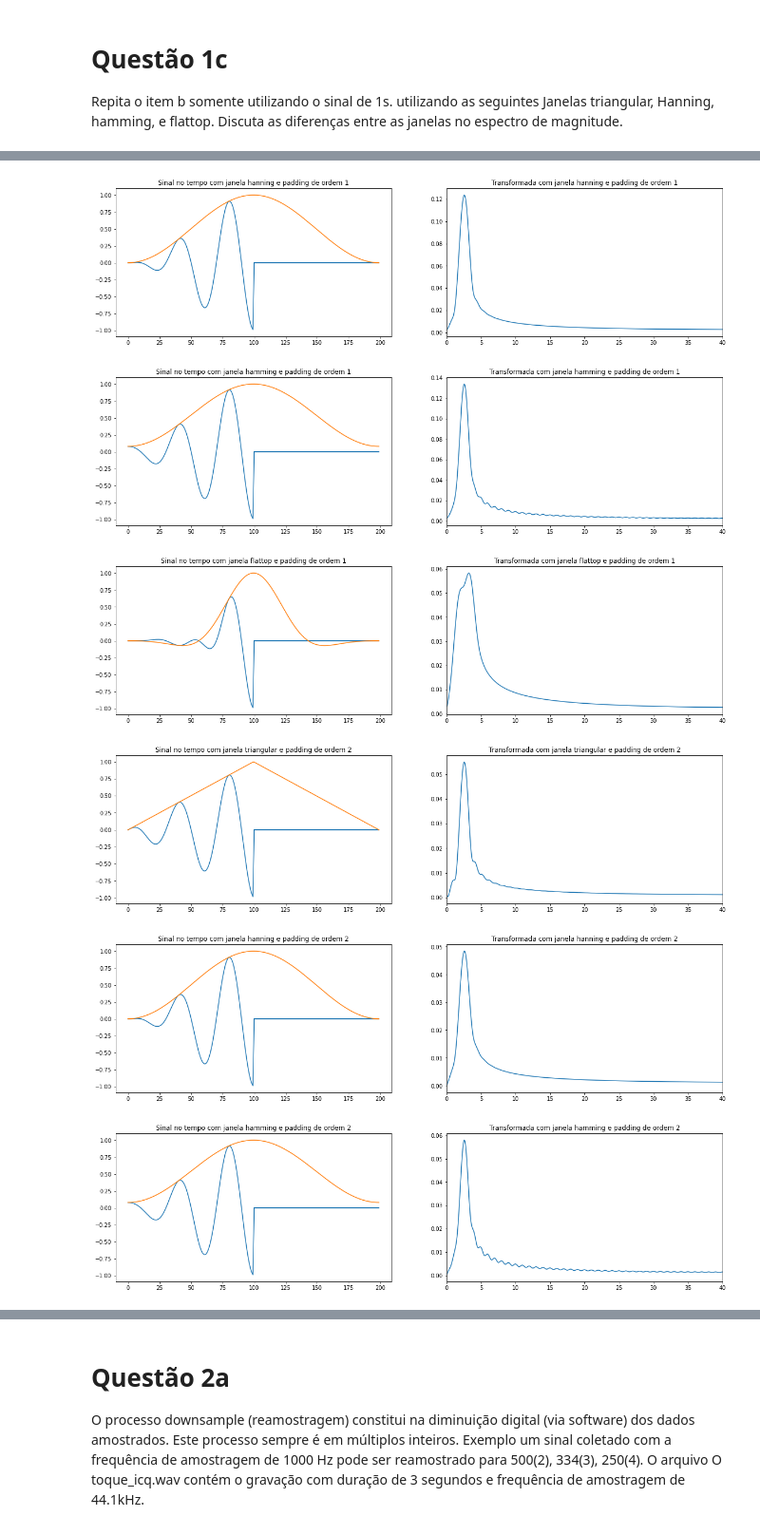
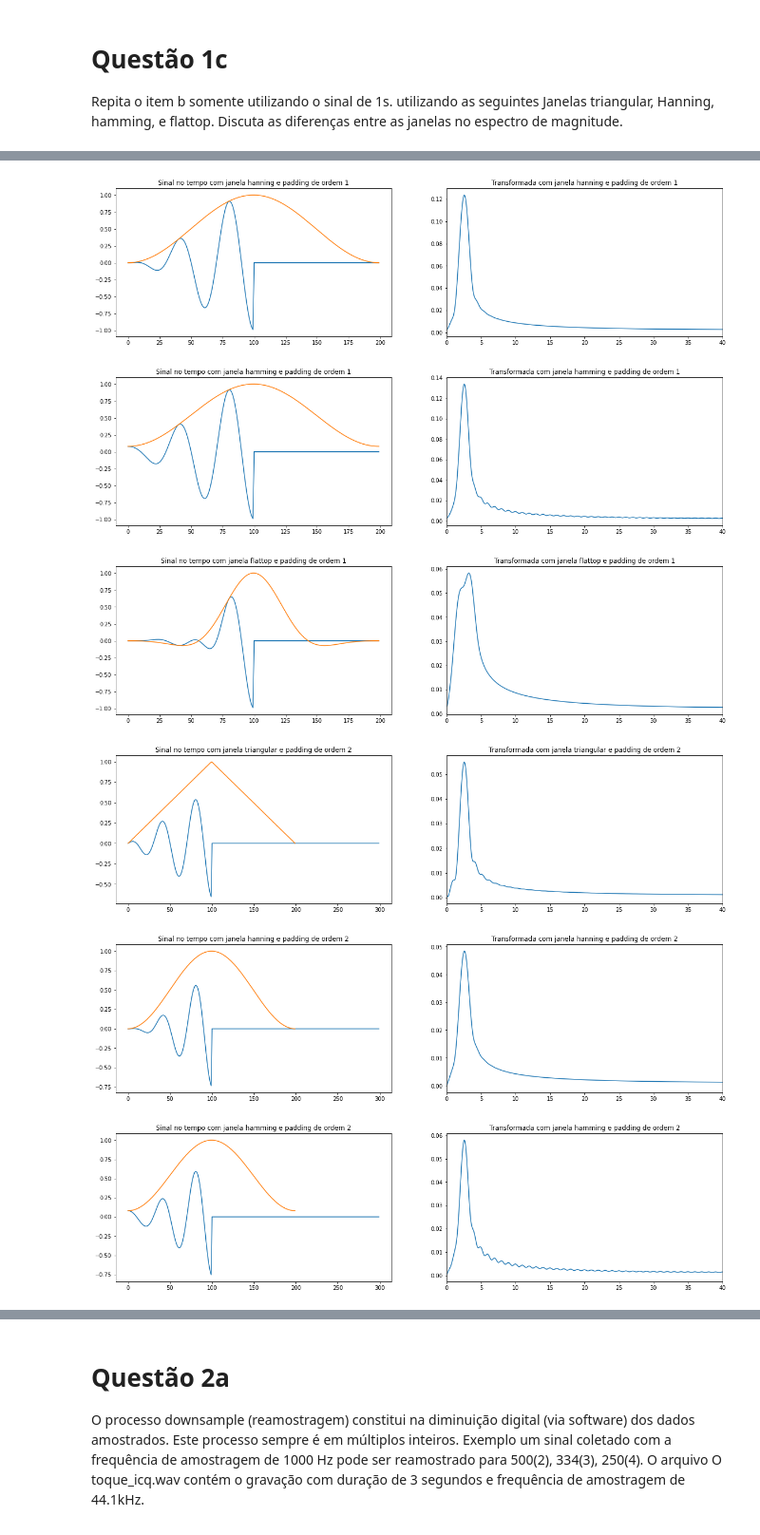
Before and after one commit to caiomorozini/UNIFESP_processamento_sinais, a Jupyter notebook: Caio_Fernandes_Morozini_lista3.ipynb, the cells around one changed output, grey strips where cells are left out. Shown at 95% size. Saved outputs shown, nothing was run; the diff lists cells and outputs as text; code cells hidden in the pictures.

```diff
--- a/Caio_Fernandes_Morozini_lista3.ipynb
+++ b/Caio_Fernandes_Morozini_lista3.ipynb
@@ -136,34 +136,34 @@ fft_p1 = {tipo : espectral_single(s1_pad, fs, len=k, w=janela) for (tipo, janela
 
 fft_p2 = {tipo : espectral_single(s1_pad2, fs, len=k, w=janela) for (tipo, janela) in janelas_pad2.items()}
 
 for tipo, janela in fft_p1.items():
   plt.figure(figsize=(20,5))
   plt.subplot(121)
   plt.title(f'Sinal no tempo com janela {tipo} e padding de ordem 1')
   plt.plot(s1_pad*janelas_pad.get(tipo))
   plt.plot(janelas_pad.get(tipo))
 
   plt.subplot(122)
   plt.title(f'Transformada com janela {tipo} e padding de ordem 1')
   plt.plot(janela[1],janela[0])
   plt.xlim([0,40])
 
 for tipo, janela in fft_p2.items():
   plt.figure(figsize=(20,5))
   plt.subplot(121)
   plt.title(f'Sinal no tempo com janela {tipo} e padding de ordem 2')
-  plt.plot(s1_pad*janelas_pad.get(tipo))
+  plt.plot(s1_pad2*janelas_pad2.get(tipo))
   plt.plot(janelas_pad.get(tipo))
 
   plt.subplot(122)
   plt.title(f'Transformada com janela {tipo} e padding de ordem 2')
   plt.plot(janela[1],janela[0])
   plt.xlim([0,40])
 # %% [output]
 [figure]
 [figure]
 [figure]
 [figure]
-[figure, old version]
+[figure, new version]
-[figure, old version]
+[figure, new version]
-[figure, old version]
+[figure, new version]
```
Also changed, not shown: parts of 8 cells of this notebook.
